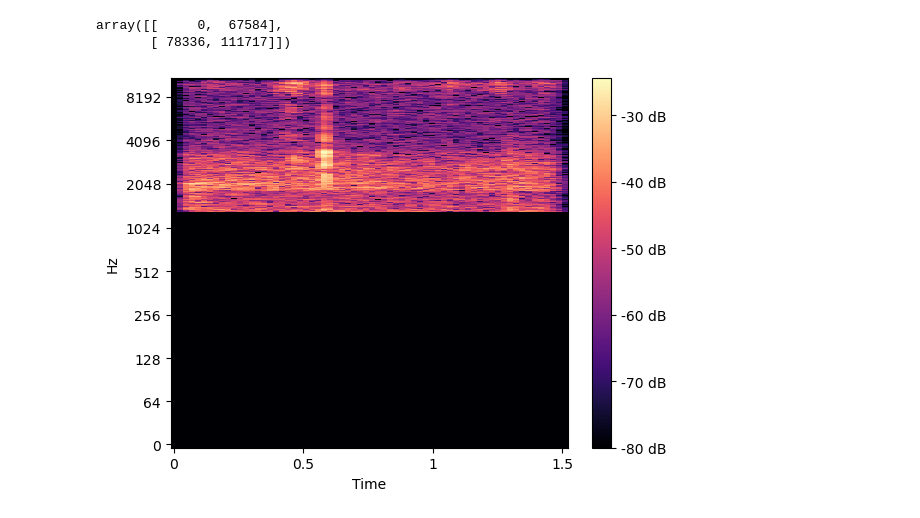
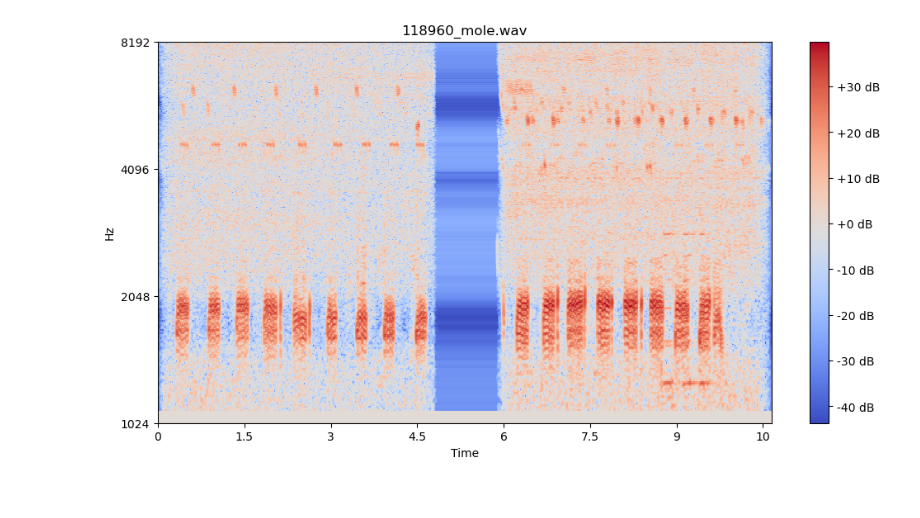
Before and after one commit to andrewcmerwin/ChirpChecker, a Jupyter notebook: librosa_Caleb.ipynb, the cells around one changed output. Saved outputs shown, nothing was run; the diff lists cells and outputs as text; code cells hidden in the pictures.

```diff
--- a/librosa_Caleb.ipynb
+++ b/librosa_Caleb.ipynb
@@ -12,10 +20 @@ def trim_freq(D, proportion = 0.12):
     return D
-# %%
-#load the sample audio file as a floating point time series
-filename = 'Small_audio_sample/122147.wav'
-chirp_song, sr = librosa.load(filename)
-# %%
-#Compute a short-time Fourier transform (stft) column matrix M with complex entries, starting three-fourths of the way into the file
-n_fft = 2048
-sample_start = int(chirp_song.shape[0]*.75)
-M = librosa.stft(chirp_song[sample_start:sample_start+n_fft], n_fft=n_fft, hop_length=n_fft+1)
@@ -50,8 +157,22 @@ plt.colorbar(format='%+2.0f dB');
 # %%
-#same but more samples(=hop_length) between each column (so less computation)
-hop_length = 1024
-n_fft = 2048
-D = np.abs(librosa.stft(chirp_song, n_fft=n_fft,  hop_length=hop_length))
-DB = librosa.amplitude_to_db(D, ref=np.max)
-librosa.display.specshow(DB, sr=sr, hop_length=hop_length, x_axis='time', y_axis='log');
-plt.colorbar(format='%+2.0f dB');
+def clean_Melspec_Calvin(filename, plot=True, n_fft = 2048, hop_length=128, chop_vertical=0.1):
+    chirp_song, sr = load_song(filename)
+    D = np.abs(chop_stft(chirp_song, n_fft=n_fft, hop_length=hop_length))
+    DB = librosa.amplitude_to_db(D, ref=np.max)
+
+    trim_freq(DB, chop = chop_vertical)
+
+    DBclean = np.zeros(D.shape)
+    for x in range(0,DB.shape[0]):
+        med = np.median(DB[x, :])
+        DBclean[x, :] = DB[x, :]-med
+
+    if plot:
+        plt.figure(figsize=(12,6))
+        librosa.display.specshow(DBclean, sr=sr, hop_length=hop_length, x_axis='time', y_axis='log');
+        plt.colorbar(format='%+2.0f dB');
+        plt.ylim(1024, 1024*8)
+        plt.title(str(filename))
+        plt.show()
+
+    return DBclean
@@ -154,20 +178,0 @@ plt.show()
-# %%
-#Here we use a librosa function to split the audio file into non-silent intervals
-split=librosa.effects.split(chirp_song, top_db=60)
-chirp_song_split=chirp_song[split[1,0]:split[1,1]]
-split
-# %% [output]
-array([[     0,  67584],
-       [ 78336, 111717]])
-# %%
-#The Mel spectrogram of the second non-silent interval
-hop_length = 512
-n_fft = 2048
-D = np.abs(librosa.stft(chirp_song_split, n_fft=n_fft,  hop_length=hop_length))
-DB = librosa.amplitude_to_db(D, ref=np.max)
-DB[:int(0.12*D.shape[0])] = np.ones((int(0.12*D.shape[0]), D.shape[1])) * np.min(DB)
-librosa.display.specshow(DB, sr=sr, hop_length=hop_length, x_axis='time', y_axis='log');
-plt.colorbar(format='%+2.0f dB');
-plt.show()
-# %% [output]
-[figure, removed]
@@ -173,0 +189,5 @@ plt.show()
+# %%
+filename = '118960_mole.wav'
+DB = clean_Melspec_Calvin(filename)
+# %% [output]
+[figure, added]
```
Also changed, not shown: parts of 20 cells of this notebook.
